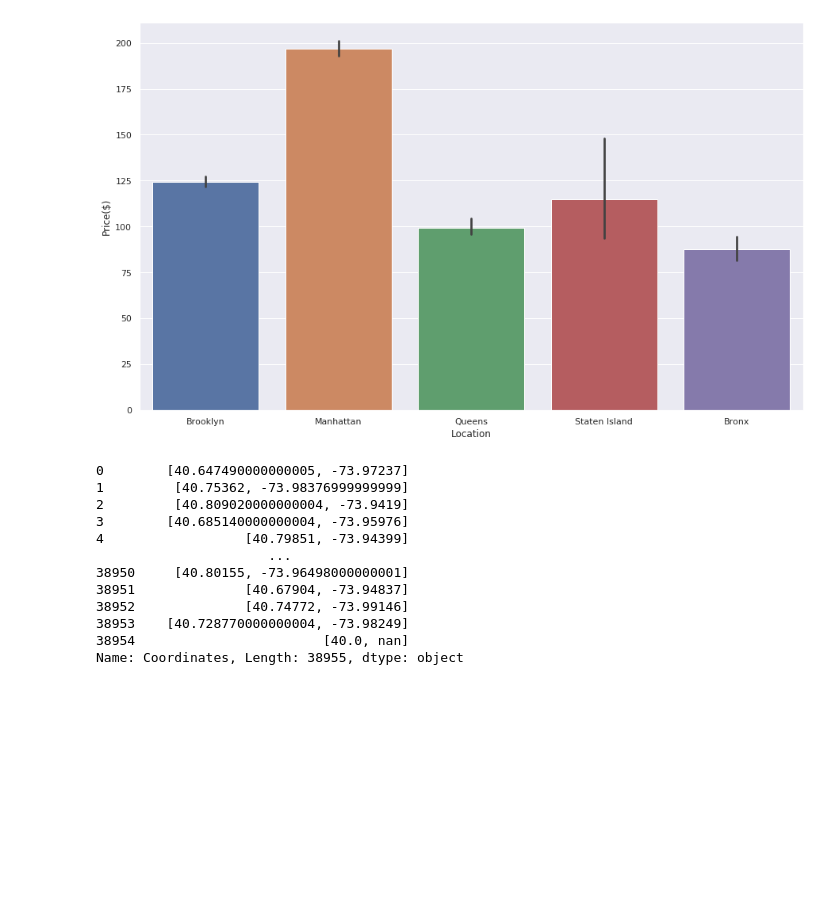
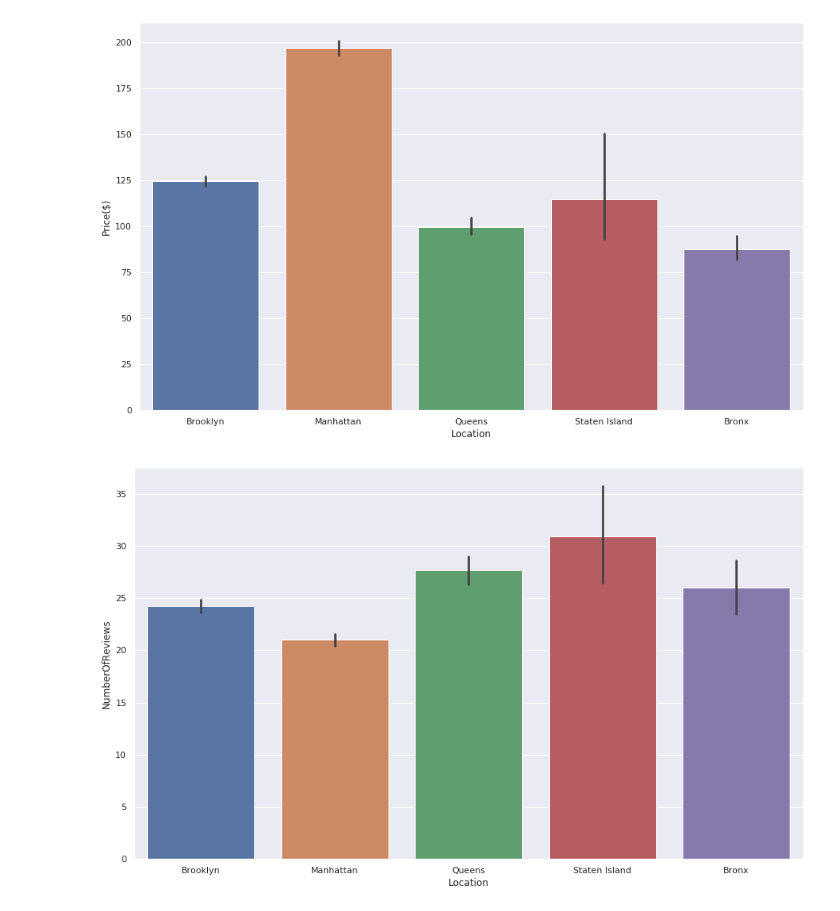
Before and after one commit to Jarmos-san/NYCAirbnbOpenData, a Jupyter notebook: NYC_Airbnb_Open_Data.ipynb, the cells around one changed output. Saved outputs shown, nothing was run; the diff lists cells and outputs as text; code cells hidden in the pictures; blank space fills up the shorter version.

Commit message:
Updated more visuals

```diff
--- a/NYC_Airbnb_Open_Data.ipynb
+++ b/NYC_Airbnb_Open_Data.ipynb
@@ -204,0 +238,2 @@ ReviewsPerMonth: 21.0%
+# %%
+data['Price($)'].replace(0, np.nan, inplace=True)
@@ -248,19 +292,9 @@ sns.barplot(x='Location', y='Price($)', data=data)
 # %% [output]
 <matplotlib.axes._subplots.AxesSubplot at 0x...>
 [figure]
-# %%
-data['Coordinates'] = data.loc[0:, 'Lattitude':'Longitude'].values.tolist()
-data['Coordinates']
-# %% [output]
-0        [40.647490000000005, -73.97237]
-1         [40.75362, -73.98376999999999]
-2         [40.809020000000004, -73.9419]
-3        [40.685140000000004, -73.95976]
-4                  [40.79851, -73.94399]
-                      ...
-38950     [40.80155, -73.96498000000001]
-38951              [40.67904, -73.94837]
-38952              [40.74772, -73.99146]
-38953    [40.728770000000004, -73.98249]
-38954                        [40.0, nan]
-Name: Coordinates, Length: 38955, dtype: object
+# %%
+plt.figure(figsize=(15,9))
+sns.barplot(x='Location', y='NumberOfReviews', data=data)
+# plt.savefig('ReviewsPerLocation.png')
+# %% [output]
+[figure, added]
```
Also changed, not shown: parts of 22 cells of this notebook.
